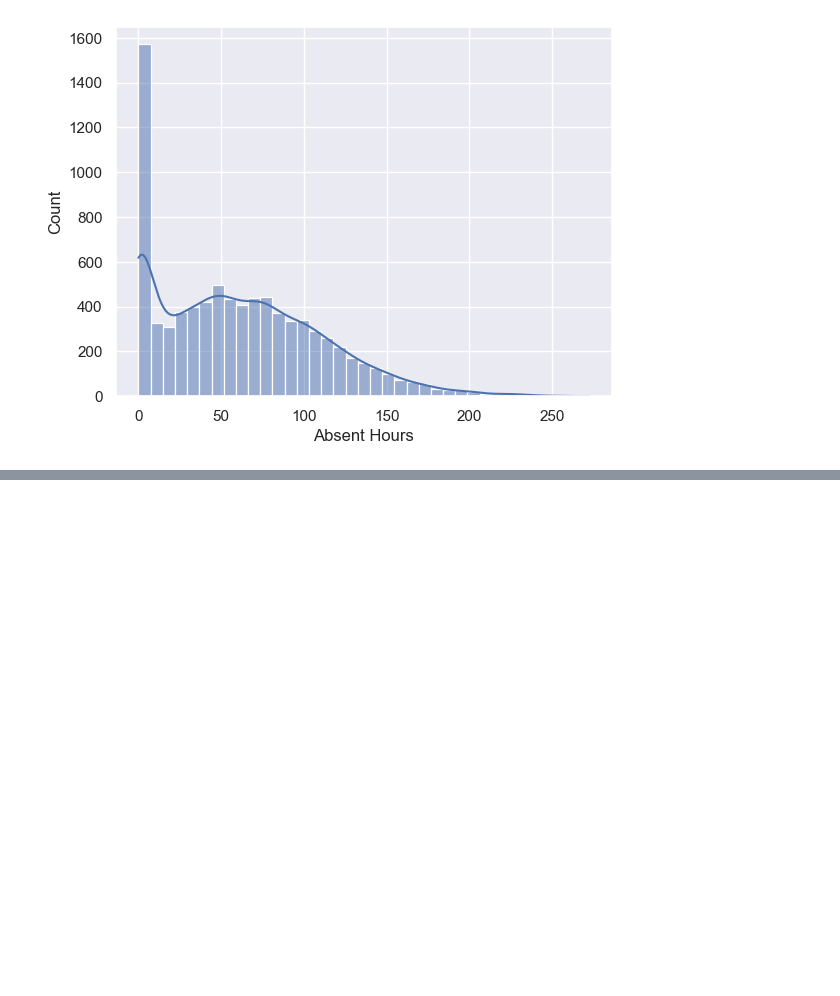
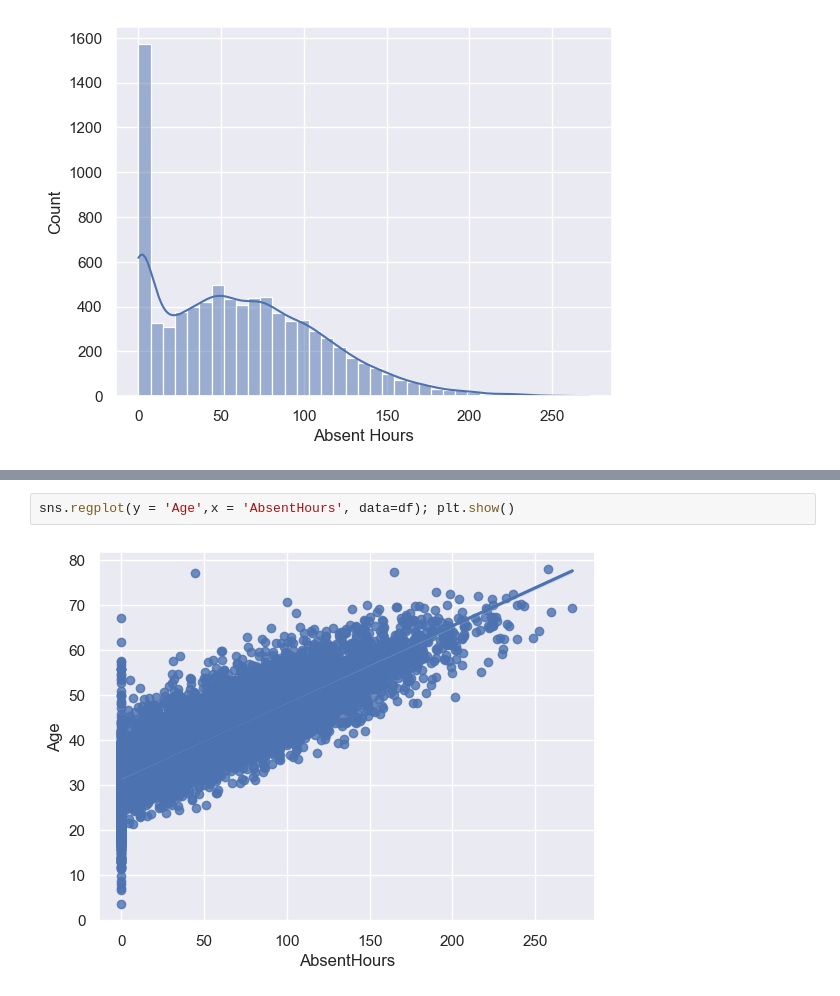
Before and after one commit to piyushrgone/Absenteeism-at-Work-Prediction, a Jupyter notebook: Absenteeism at Work Prediction-EDA.ipynb, the cells around one changed output, grey strips where cells are left out. Cells and saved outputs as stored; diff of their text form; blank space fills up the shorter version.

```diff
--- a/Absenteeism at Work Prediction-EDA.ipynb
+++ b/Absenteeism at Work Prediction-EDA.ipynb
@@ -176,0 +188,4 @@ sns.histplot(x = 'AbsentHours', data= df, kde=True); plt.xlabel('Absent Hours');
+# %%
+sns.regplot(y = 'Age',x = 'AbsentHours', data=df); plt.show()
+# %% [output]
+[figure, added]
```
Also changed, not shown: parts of 10 cells of this notebook.
